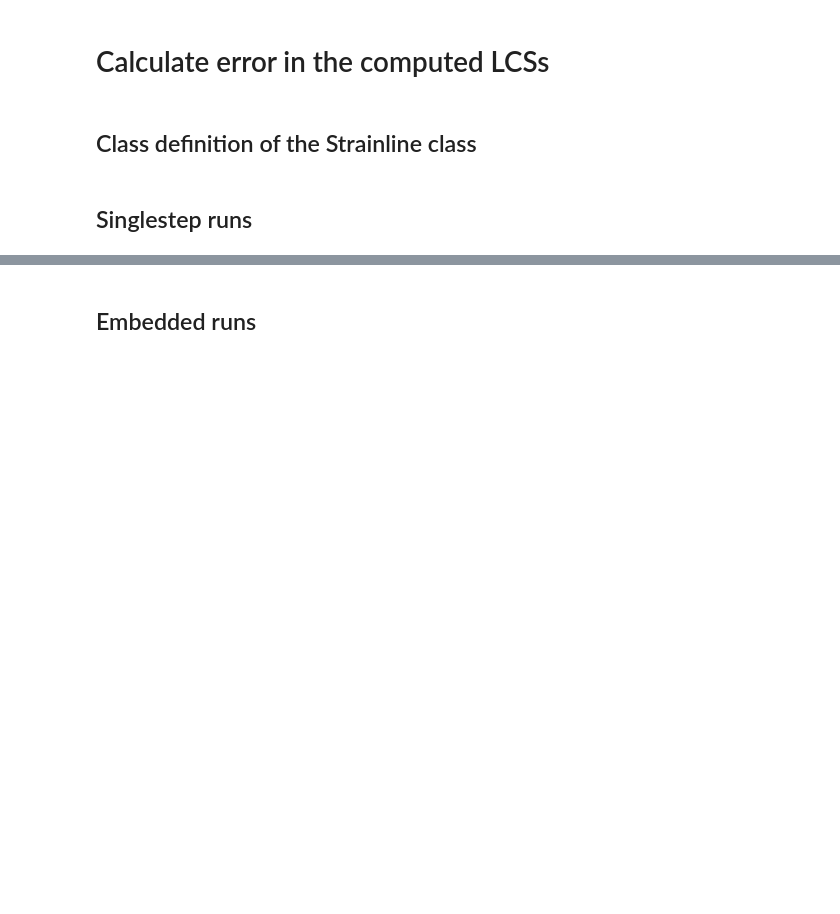
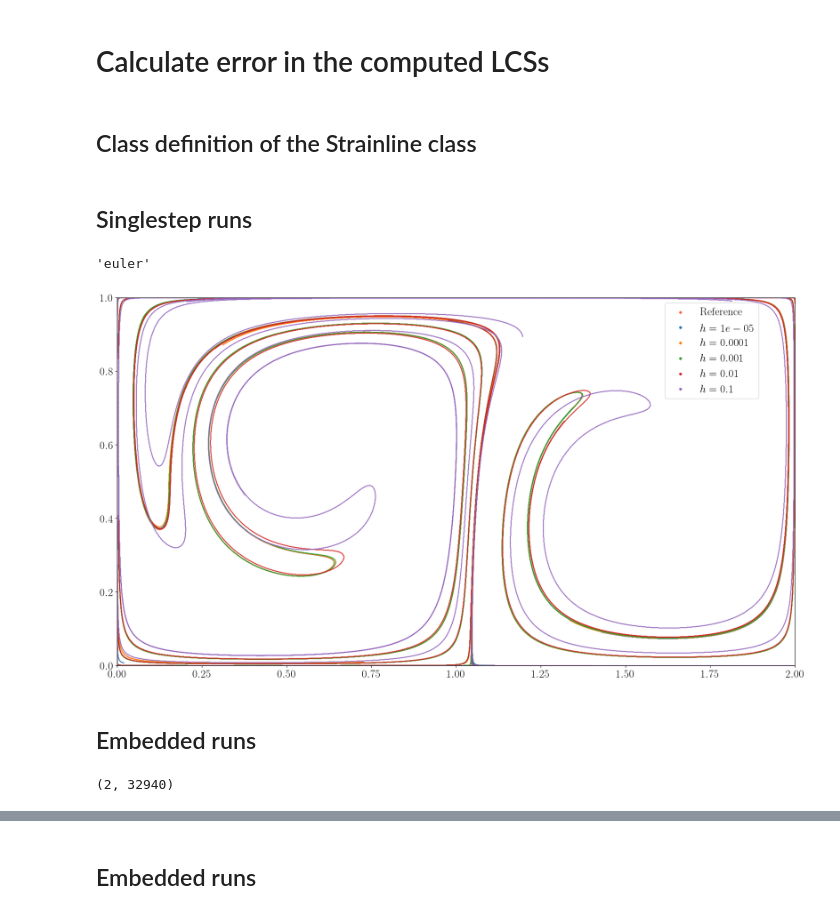
Before and after one commit to arnemagnus/physics_project, a Jupyter notebook: notebooks/doublegyre/calculate_errors_haller_effect.ipynb, the cells around one changed output, grey strips where cells are left out. Cells and saved outputs as stored; diff of their text form; code cells hidden in the pictures; blank space fills up the shorter version.

Commit message:
Made error and LCS plots for some configurations. Todo: Plot errors in lambda and xi. Awaiting feedback on how to do the latter

```diff
--- a/notebooks/doublegyre/calculate_errors_haller_effect.ipynb
+++ b/notebooks/doublegyre/calculate_errors_haller_effect.ipynb
@@ -390,0 +419,40 @@ LCSs_ref = np.load('precomputed_lcs/rkdp87/lcs_atol=1e-12_rtol=1e-12_max_iter=10
+# %%
+LCS_ref = np.load('precomputed_lcs/rkdp87/lcs_atol=1e-12_rtol=1e-12_max_iter=10000_stride=0.001_l_f_max=0.2_l_min=1.0_tol_alpha=1e-06.npy')
+LCS_traj_ref = np.hstack(([LCS.tailcut_traj() for LCS in LCS_ref]))
+for integrator in singlestep_integrators:
+    LCS_errors = np.empty(len(hs))
+    for j,h in enumerate(hs):
+        LCS_curr = np.load('precomputed_lcs/{}/lcs_h={}_max_iter=10000_stride=0.001_l_f_max=0.2_l_min=1.0_tol_alpha=1e-06.npy'.format(integrator.__name__,h))
+        LCS_traj = np.hstack(([LCS.tailcut_traj() for LCS in LCS_curr]))
+        LCS_errors[j] = np.mean([np.min(np.sqrt((LCS_traj_ref[0]-LCS_traj[0,j])**2+(LCS_traj_ref[1]-LCS_traj[1,j])**2)) for i in range(LCS_traj.shape[1])])
+    ensure_path_exists('errors/{}'.format(integrator.__name__))
+    np.save('errors/{}/lcs_errs.npy'.format(integrator.__name__),LCS_errors)
+# %%
+j_int = 0
+integrator = singlestep_integrators[j_int]
+trajs = []
+for h in (hs):
+    LCS_curr = np.load('precomputed_lcs/{}/lcs_h={}_max_iter=10000_stride=0.001_l_f_max=0.2_l_min=1.0_tol_alpha=1e-06.npy'.format(integrator.__name__,h))
+    trajs.append(np.hstack(([LCS.tailcut_traj() for LCS in LCS_curr])))
+# %%
+integrator.__name__
+# %% [output]
+'euler'
+# %%
+fig = plt.figure(1)
+plot = fig.add_subplot(111)
+plot.scatter(LCS_traj_ref[0],LCS_traj_ref[1],s=1,marker='.',c='tomato',label=r'Reference')
+for j in range(4,-1,-1):
+    plot.scatter(trajs[j][0],trajs[j][1],s=1.,marker='.',label=r'$h={}$'.format(hs[j]))
+
+plot.legend(bbox_to_anchor=(0.8, 1), loc='upper left', ncol=1,fontsize=20,markerscale=8)
+plot.tick_params(axis='both', which='major', labelsize=20)
+plot.tick_params(axis='both', which='minor', labelsize=10)
+plt.xlim(0,2)
+plt.ylim(0,1)
+plt.tight_layout()
+plt.savefig('lcs_figures/{}.pdf'.format(integrator.__name__))
+# %% [output]
+[figure, added]
+# %% [markdown]
+## Embedded runs
@@ -390,0 +466,4 @@ LCSs_ref = np.load('precomputed_lcs/rkdp87/lcs_atol=1e-12_rtol=1e-12_max_iter=10
+# %%
+np.shape(trajs[1])
+# %% [output]
+(2, 32940)
```
Also changed, not shown: parts of 34 cells of this notebook, 17 other files.
